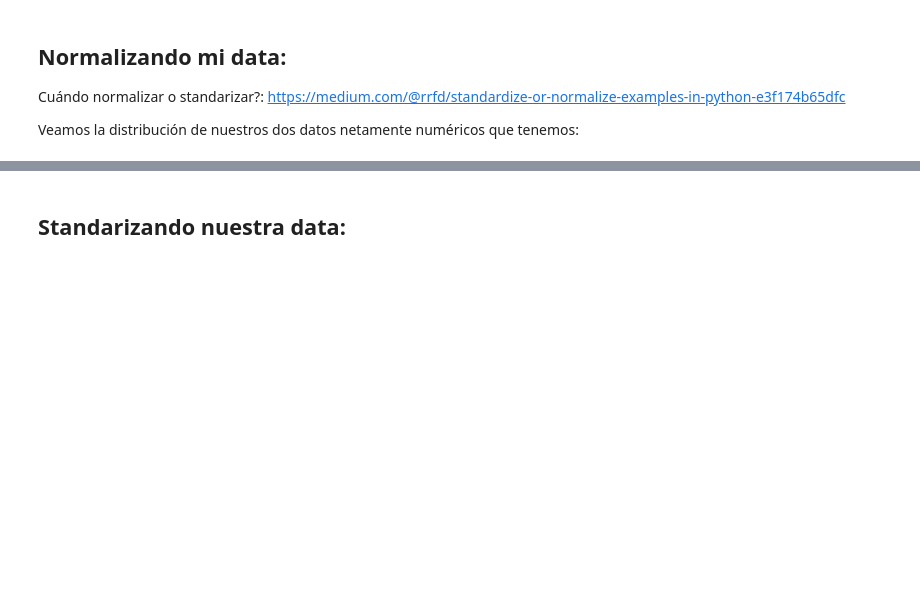
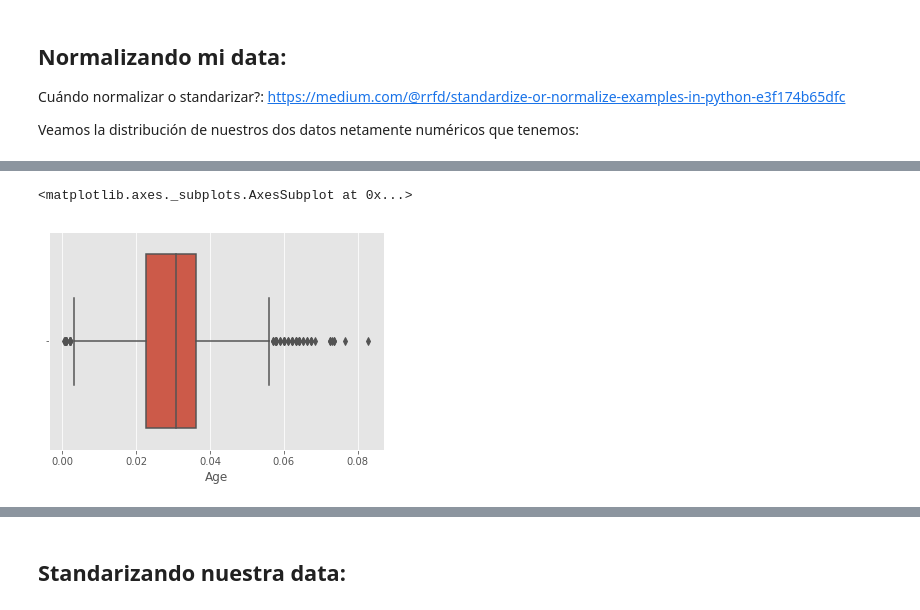
Before and after one commit to rcrdoh/Clases_DataScience, a Jupyter notebook: TitanicNotebook/Titanic_parte_01_dataWrangling.ipynb, the cells around one changed output, grey strips where cells are left out. Saved outputs shown, nothing was run; the diff lists cells and outputs as text; code cells hidden in the pictures; blank space fills up the shorter version.

```diff
--- a/TitanicNotebook/Titanic_parte_01_dataWrangling.ipynb
+++ b/TitanicNotebook/Titanic_parte_01_dataWrangling.ipynb
@@ -407,3 +422,8 @@ sns.distplot(train['Age'])
+# %%
+sns.boxplot(train['Age'])
+# %% [output]
+<matplotlib.axes._subplots.AxesSubplot at 0x...>
+[figure, added]
 # %%
 # Normalizando 'Fare' & 'Age' para summitear dataset y train
 X_to_norm = [train['Fare'],
```
Also changed, not shown: parts of 7 cells of this notebook.
